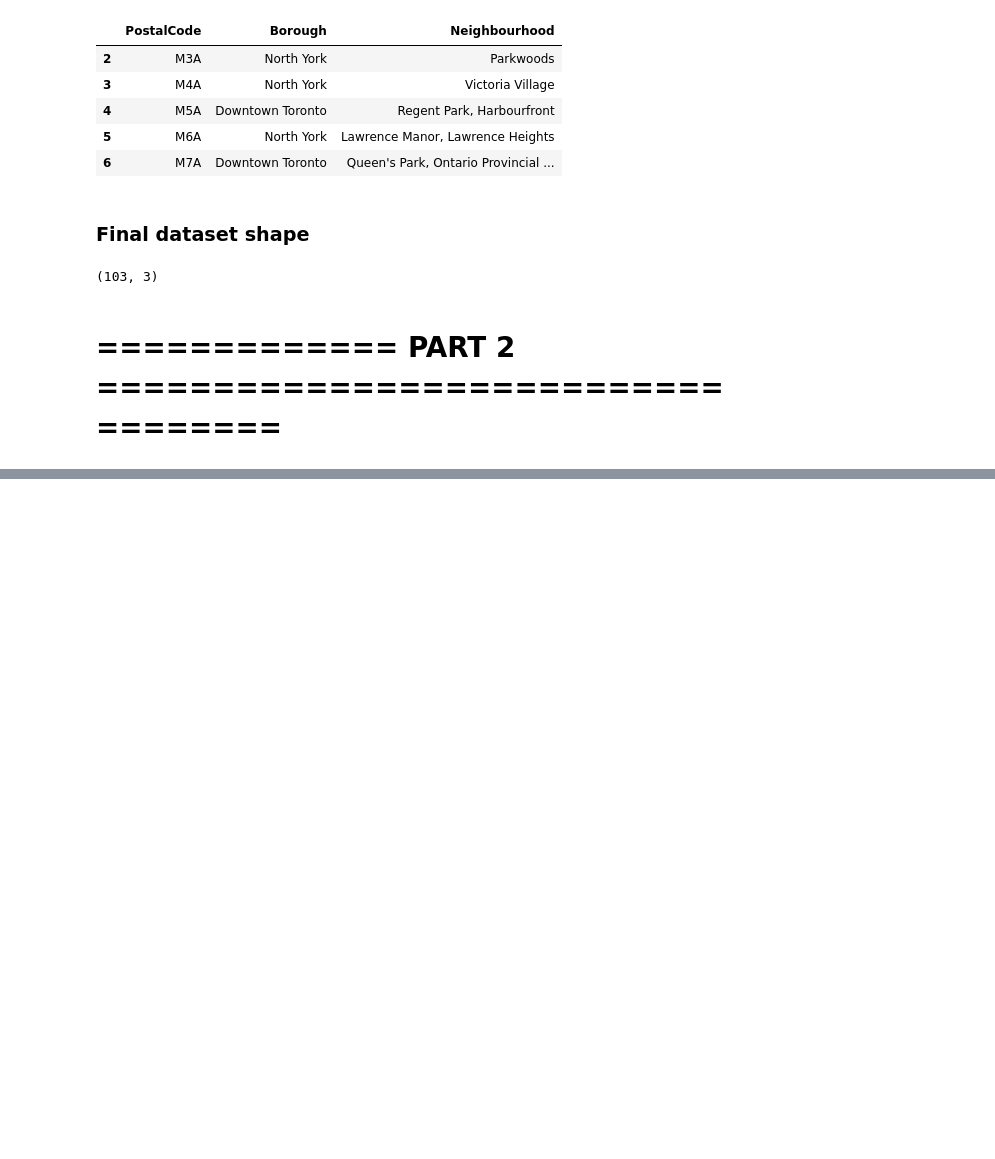
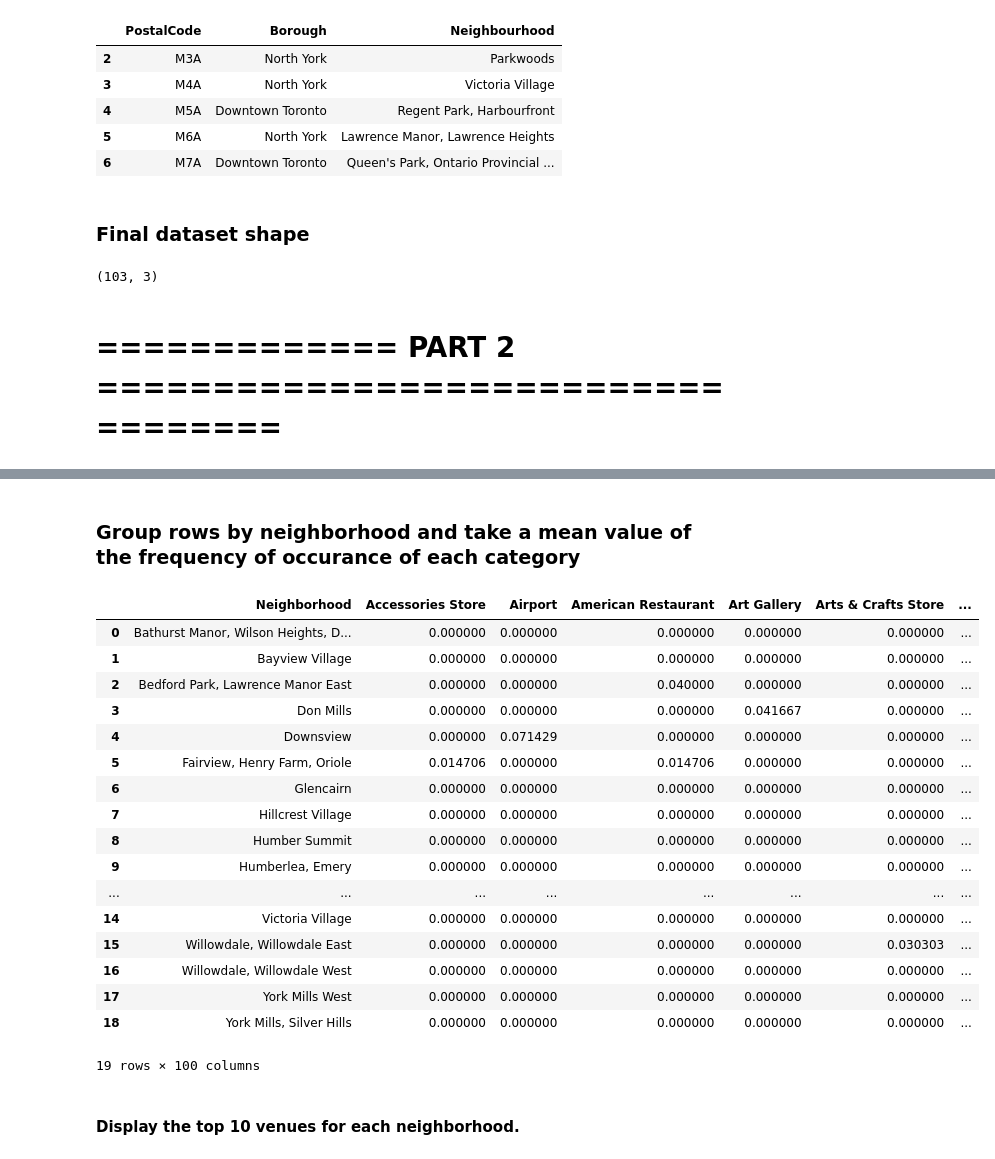
Before and after one commit to storwood/Coursera_Capstone, a Jupyter notebook: Segmenting_and_Clustering_Neighborhoods_in_Toronto.ipynb, the cells around one changed output, grey strips where cells are left out. Drawn from its saved outputs; the diff is of its cells as text; code cells hidden in the pictures; blank space fills up the shorter version.

```diff
--- a/Segmenting_and_Clustering_Neighborhoods_in_Toronto.ipynb
+++ b/Segmenting_and_Clustering_Neighborhoods_in_Toronto.ipynb
@@ -57,0 +138,10 @@ toronto_data.shape
+# %%
+import getpass
+CLIENT_SECRET = 'VXQHIW1GN2LHTI4TECUUDCFMIVLHHRT2JVBDTMYVE1EFZ2PC'
+VERSION = '20180605' # Foursquare API version
+LIMIT = 100 # A default Foursquare API limit value
+CLIENT_ID = getpass.getpass('Enter your CLIENT_ID')
+
+#print('Your credentails:')
+#print('CLIENT_ID: ' + CLIENT_ID)
+#print('CLIENT_SECRET:' + CLIENT_SECRET)
@@ -57,0 +169,2 @@ toronto_data.shape
+# %%
+nort_york_data = toronto_geo_data[toronto_geo_data['Borough']=='North York']
@@ -57,0 +217,5 @@ toronto_data.shape
+# %%
+# type your answer here
+nort_york_venues = getNearbyVenues(nort_york_data['Neighbourhood'],
+                                   nort_york_data['Latitude'],
+                                   nort_york_data['Longitude'])
@@ -57,0 +296,12 @@ toronto_data.shape
+# %%
+# one hot encoding
+nort_york_onehot = pd.get_dummies(nort_york_venues[['Venue Category']], prefix="", prefix_sep="")
+
+# add neighborhood column back to dataframe
+nort_york_onehot['Neighborhood'] = nort_york_venues['Neighborhood']
+
+# move neighborhood column to the first column
+fixed_columns = [nort_york_onehot.columns[-1]] + list(nort_york_onehot.columns[:-1])
+nort_york_onehot = nort_york_onehot[fixed_columns]
+
+nort_york_onehot.head()
@@ -57,0 +316,26 @@ toronto_data.shape
+# %% [markdown]
+### Group rows by neighborhood and take a mean value of the frequency of occurance of each category
+# %%
+nort_york_grouped = nort_york_onehot.groupby('Neighborhood').mean().reset_index()
+nort_york_grouped
+# %% [output]
+|  | Neighborhood | Accessories Store | Airport | American Restaurant | Art Gallery | Arts & Crafts Store | ... |
+| 0 | Bathurst Manor, Wilson Heights, D... | 0.000000 | 0.000000 | 0.000000 | 0.000000 | 0.000000 | ... |
+| 1 | Bayview Village | 0.000000 | 0.000000 | 0.000000 | 0.000000 | 0.000000 | ... |
+| 2 | Bedford Park, Lawrence Manor East | 0.000000 | 0.000000 | 0.040000 | 0.000000 | 0.000000 | ... |
+| 3 | Don Mills | 0.000000 | 0.000000 | 0.000000 | 0.041667 | 0.000000 | ... |
+| 4 | Downsview | 0.000000 | 0.071429 | 0.000000 | 0.000000 | 0.000000 | ... |
+| 5 | Fairview, Henry Farm, Oriole | 0.014706 | 0.000000 | 0.014706 | 0.000000 | 0.000000 | ... |
+| 6 | Glencairn | 0.000000 | 0.000000 | 0.000000 | 0.000000 | 0.000000 | ... |
+| 7 | Hillcrest Village | 0.000000 | 0.000000 | 0.000000 | 0.000000 | 0.000000 | ... |
+| 8 | Humber Summit | 0.000000 | 0.000000 | 0.000000 | 0.000000 | 0.000000 | ... |
+| 9 | Humberlea, Emery | 0.000000 | 0.000000 | 0.000000 | 0.000000 | 0.000000 | ... |
+| ... | ... | ... | ... | ... | ... | ... | ... |
+| 14 | Victoria Village | 0.000000 | 0.000000 | 0.000000 | 0.000000 | 0.000000 | ... |
+| 15 | Willowdale, Willowdale East | 0.000000 | 0.000000 | 0.000000 | 0.000000 | 0.030303 | ... |
+| 16 | Willowdale, Willowdale West | 0.000000 | 0.000000 | 0.000000 | 0.000000 | 0.000000 | ... |
+| 17 | York Mills West | 0.000000 | 0.000000 | 0.000000 | 0.000000 | 0.000000 | ... |
+| 18 | York Mills, Silver Hills | 0.000000 | 0.000000 | 0.000000 | 0.000000 | 0.000000 | ... |
+19 rows × 100 columns
+# %% [markdown]
+#### Display the top 10 venues for each neighborhood.
```
Also changed, not shown: parts of 34 cells of this notebook.
